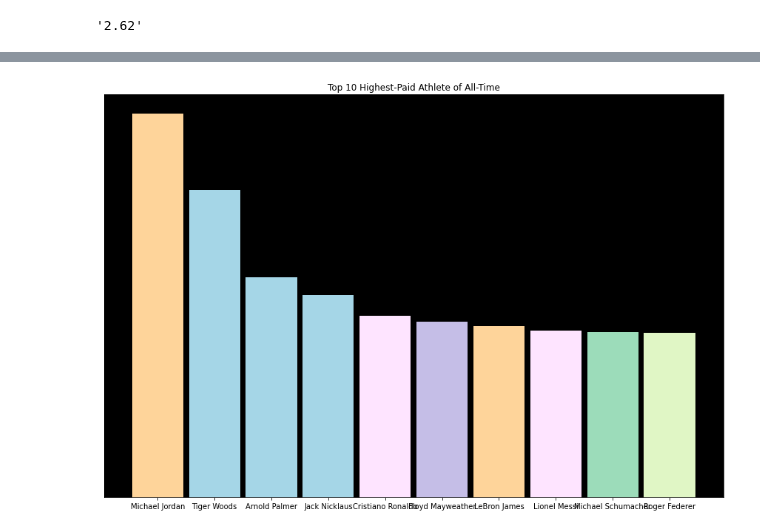
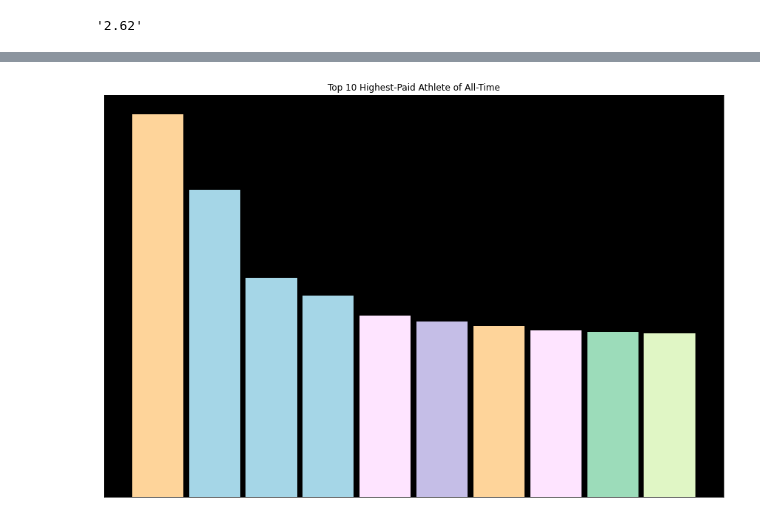
Before and after one commit to aayushbhurtel/Data_Visualization, a Jupyter notebook: Recreating_masters_proposal_INITIAL_DRAFT.ipynb, the cells around one changed output, grey strips where cells are left out. Cells and saved outputs as stored; diff of their text form; code cells hidden in the pictures.

```diff
--- a/Recreating_masters_proposal_INITIAL_DRAFT.ipynb
+++ b/Recreating_masters_proposal_INITIAL_DRAFT.ipynb
@@ -86,15 +128,15 @@ df['Inflation Adjusted Earnings'] = x.astype('float')
 # %%
 x = df['Athlete']
 y = df['Inflation Adjusted Earnings']
-plt.figure(figsize=(15, 10))
+plt.figure(figsize=(15, 10))            # increasse the size of graph
 plt.ylabel('Amounts')
 plt.title('Top 10 Highest-Paid Athlete of All-Time')
-plt.bar(x, y, width=0.9, color=['#fed49a', '#a5d6e7', '#a5d6e7', '#a5d6e7', '#fee4ff', '#c5bee7',
+plt.bar(x, y, width=0.9, color=['#fed49a', '#a5d6e7', '#a5d6e7', '#a5d6e7', '#fee4ff', '#c5bee7',     # change width of bars and add colors to each bars
                '#fed49a', '#fee4ff', '#9cdcba', '#e0f6c5'])
 ax = plt.gca()
-ax.axes.xaxis.set_visible(True)
-ax.axes.yaxis.set_visible(False)
-ax.set_facecolor('black')
+ax.axes.xaxis.set_visible(False)       # hide Athlete names
+ax.axes.yaxis.set_visible(False)      # hide amounts in y axis
+ax.set_facecolor('black')             # set background color to black
 plt.show()
 # %% [output]
-[figure, old version]
+[figure, new version]
```
Also changed, not shown: parts of 8 cells of this notebook.
